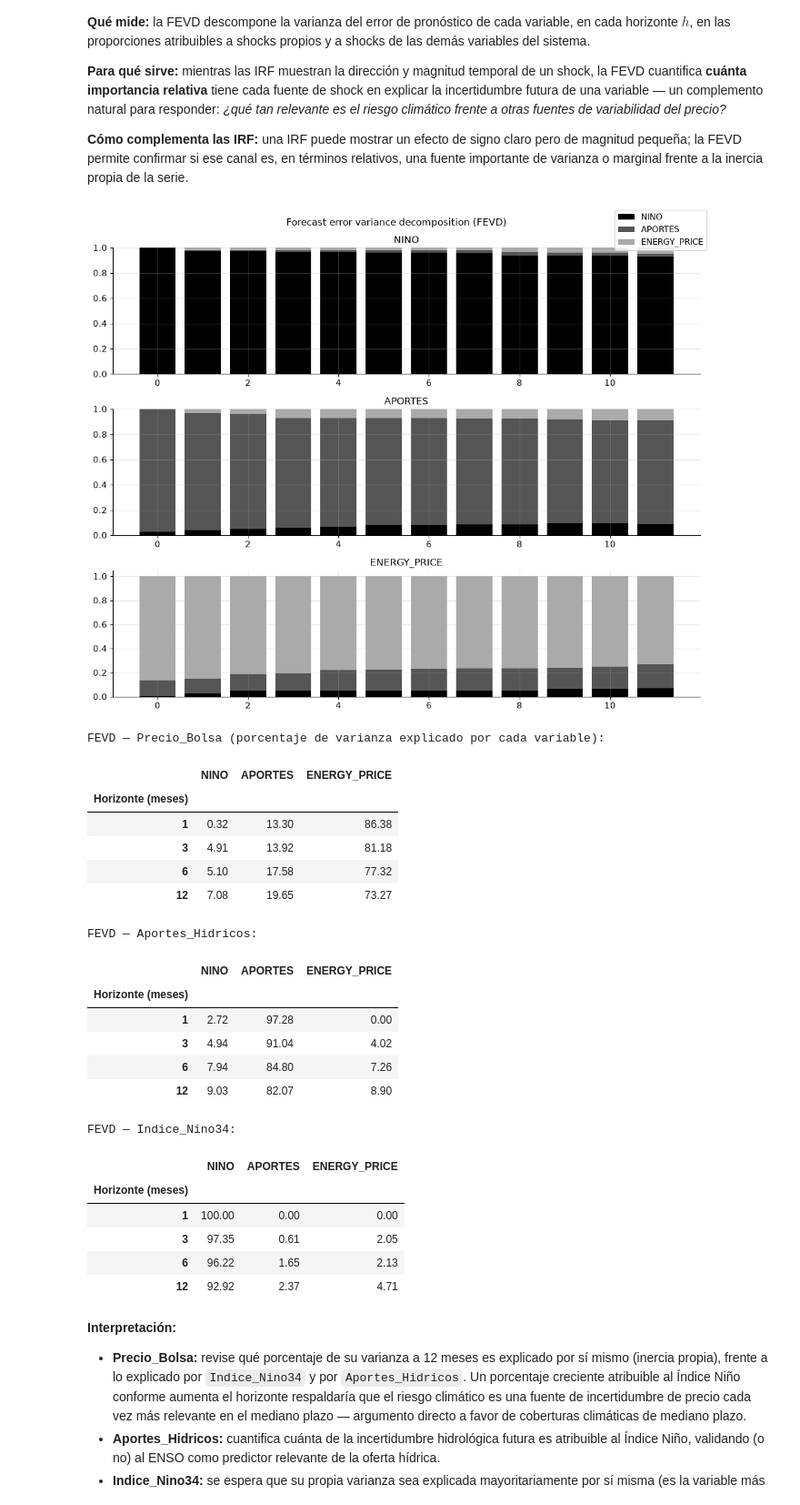
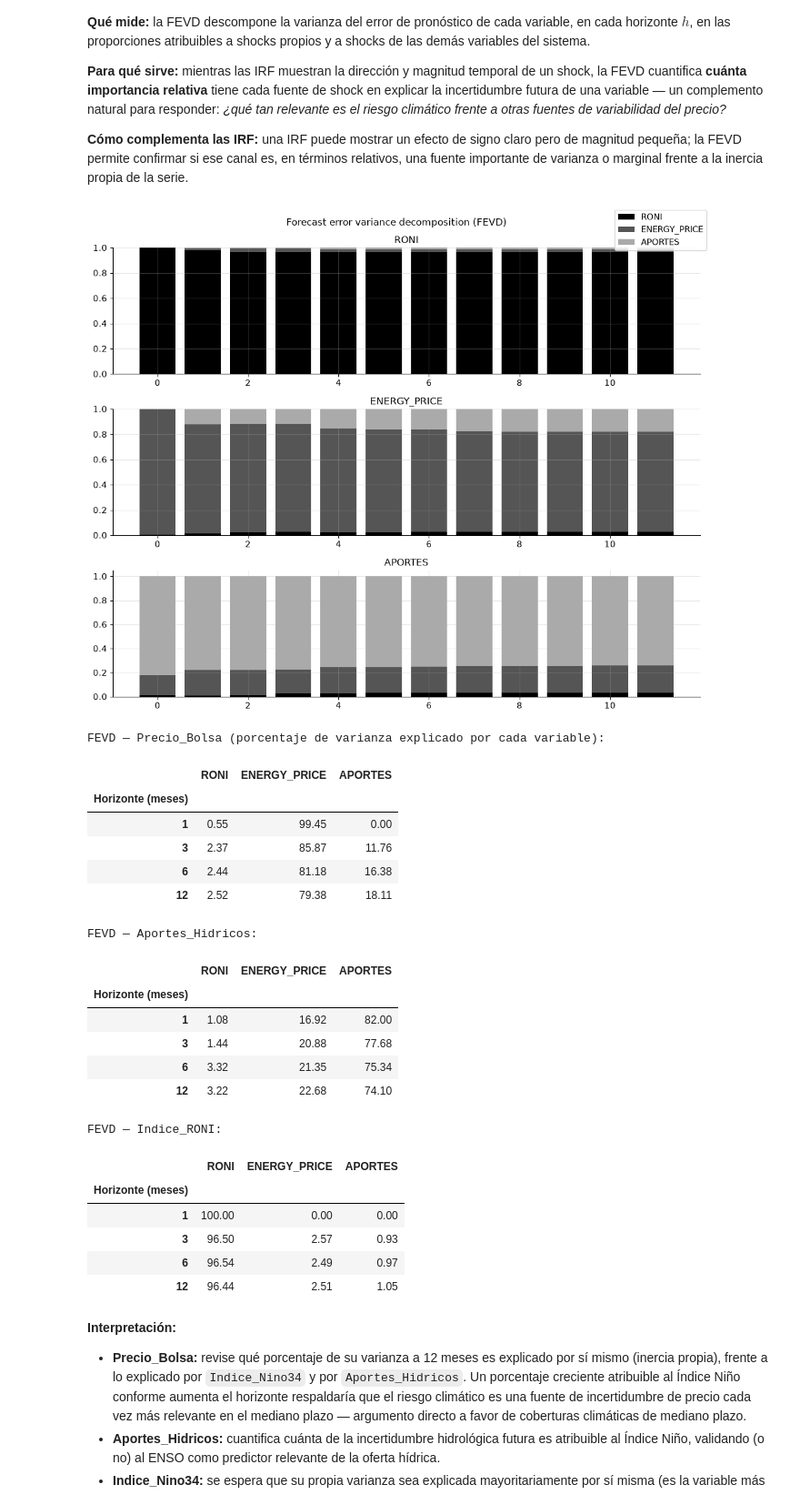
Before and after one commit to oscardi777/PI-II-Wheater-Derivaties, a Jupyter notebook: analisis_VAR_mercado_electrico.ipynb, the cells around one changed output. Shown at 91% size. Drawn from its saved outputs; the diff is of its cells as text; code cells hidden in the pictures.

```diff
--- a/analisis_VAR_mercado_electrico.ipynb
+++ b/analisis_VAR_mercado_electrico.ipynb
@@ -319,7 +319,13 @@ tabla_estacionariedad
 
 **Por qué diferenciar:** la diferenciación de primer orden, $\Delta y_t = y_t - y_{t-1}$, elimina la raíz unitaria de un proceso integrado de orden 1, I(1), convirtiéndolo en estacionario, I(0). Esto es necesario porque el VAR estándar en niveles asume estacionariedad; de lo contrario, los estadísticos t y F pierden su distribución asintótica estándar.
 # %%
-df_dif = df.diff().dropna()
+# Modificacion Serie para conjunto Estacionario:
+
+df_dif = df.diff() # Valor RONI diferencia clasica
+df_dif["ENERGY_PRICE"] = np.log(df["ENERGY_PRICE"]).diff() # Valor ENERGY_PRICE diferencia logaritmica
+df_dif["APORTES"] = np.log(df["APORTES"]).diff() # Valor APORTES diferencia logaritmica
+
+df_dif = df_dif.dropna()
 
 filas_dif = []
 for col in df_dif.columns:
@@ -455,7 +461,7 @@ Número de rezagos seleccionado para el VAR (criterio BIC): p = 3
 
 Con el número de rezagos determinado en la sección anterior, se procede a estimar el modelo VAR(p) por mínimos cuadrados ordinarios ecuación por ecuación (equivalente a máxima verosimilitud bajo normalidad de los residuos), tal como lo implementa `statsmodels`.
 # %%
-# REZAGO_OPTIMO = 11 # Cambiar a preferencia por diferentes resultados
+REZAGO_OPTIMO = 5 # Cambiar a preferencia por diferentes resultados
 
 modelo_var = VAR(datos_var)
 resultado_var = modelo_var.fit(REZAGO_OPTIMO)
@@ -778,7 +790,7 @@ fig = fevd.plot(figsize=(11, 9))
 plt.tight_layout()
 plt.show()
 # %% [output]
-[figure, old version]
+[figure, new version]
 # %%
 def tabla_fevd_variable(fevd_obj, variable, columnas, horizontes=(1, 3, 6, 12)):
     idx = columnas.index(variable)
@@ -796,36 +808,36 @@ tabla_fevd_precio = tabla_fevd_variable(fevd, "ENERGY_PRICE", columnas)
 tabla_fevd_precio
 # %% [output]
 FEVD — Precio_Bolsa (porcentaje de varianza explicado por cada variable):
-|  | NINO | APORTES | ENERGY_PRICE |
+|  | RONI | ENERGY_PRICE | APORTES |
 | Horizonte (meses) |  |  |  |
-| 1 | 0.32 | 13.30 | 86.38 |
-| 3 | 4.91 | 13.92 | 81.18 |
-| 6 | 5.10 | 17.58 | 77.32 |
-| 12 | 7.08 | 19.65 | 73.27 |
+| 1 | 0.55 | 99.45 | 0.00 |
+| 3 | 2.37 | 85.87 | 11.76 |
+| 6 | 2.44 | 81.18 | 16.38 |
+| 12 | 2.52 | 79.38 | 18.11 |
 # %%
 print("FEVD — Aportes_Hidricos:")
 tabla_fevd_aportes = tabla_fevd_variable(fevd, "APORTES", columnas)
 tabla_fevd_aportes
 # %% [output]
 FEVD — Aportes_Hidricos:
-|  | NINO | APORTES | ENERGY_PRICE |
+|  | RONI | ENERGY_PRICE | APORTES |
 | Horizonte (meses) |  |  |  |
-| 1 | 2.72 | 97.28 | 0.00 |
-| 3 | 4.94 | 91.04 | 4.02 |
-| 6 | 7.94 | 84.80 | 7.26 |
-| 12 | 9.03 | 82.07 | 8.90 |
+| 1 | 1.08 | 16.92 | 82.00 |
+| 3 | 1.44 | 20.88 | 77.68 |
+| 6 | 3.32 | 21.35 | 75.34 |
+| 12 | 3.22 | 22.68 | 74.10 |
 # %%
-print("FEVD — Indice_Nino34:")
-tabla_fevd_indice = tabla_fevd_variable(fevd, "NINO", columnas)
+print("FEVD — Indice_RONI:")
+tabla_fevd_indice = tabla_fevd_variable(fevd, "RONI", columnas)
 tabla_fevd_indice
 # %% [output]
-FEVD — Indice_Nino34:
+FEVD — Indice_RONI:
-|  | NINO | APORTES | ENERGY_PRICE |
+|  | RONI | ENERGY_PRICE | APORTES |
 | Horizonte (meses) |  |  |  |
 | 1 | 100.00 | 0.00 | 0.00 |
-| 3 | 97.35 | 0.61 | 2.05 |
-| 6 | 96.22 | 1.65 | 2.13 |
-| 12 | 92.92 | 2.37 | 4.71 |
+| 3 | 96.50 | 2.57 | 0.93 |
+| 6 | 96.54 | 2.49 | 0.97 |
+| 12 | 96.44 | 2.51 | 1.05 |
 # %% [markdown]
 **Interpretación:**
 
```
Also changed, not shown: parts of 29 cells of this notebook, 12 other files.
